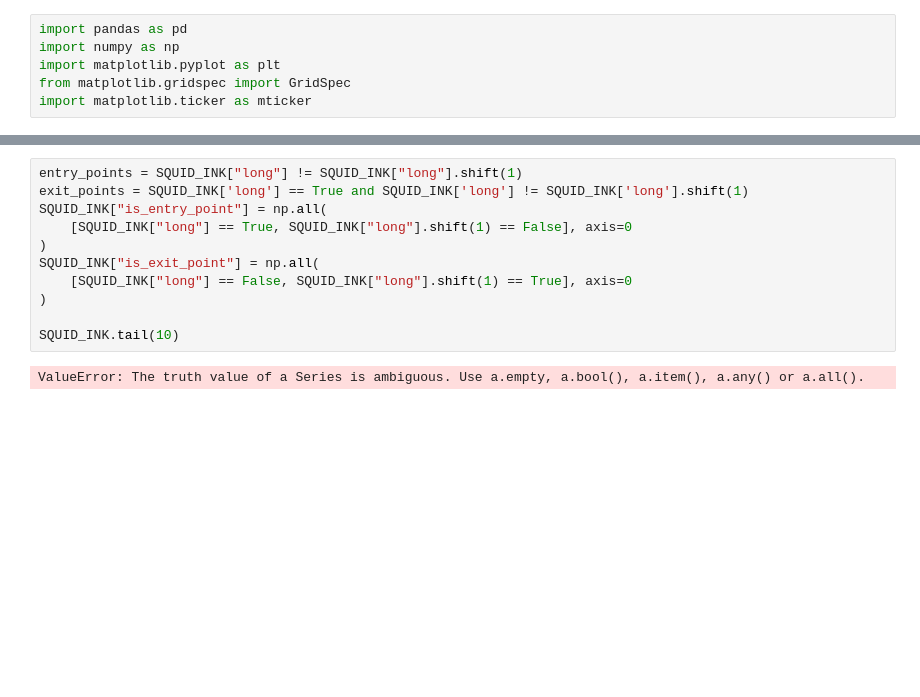
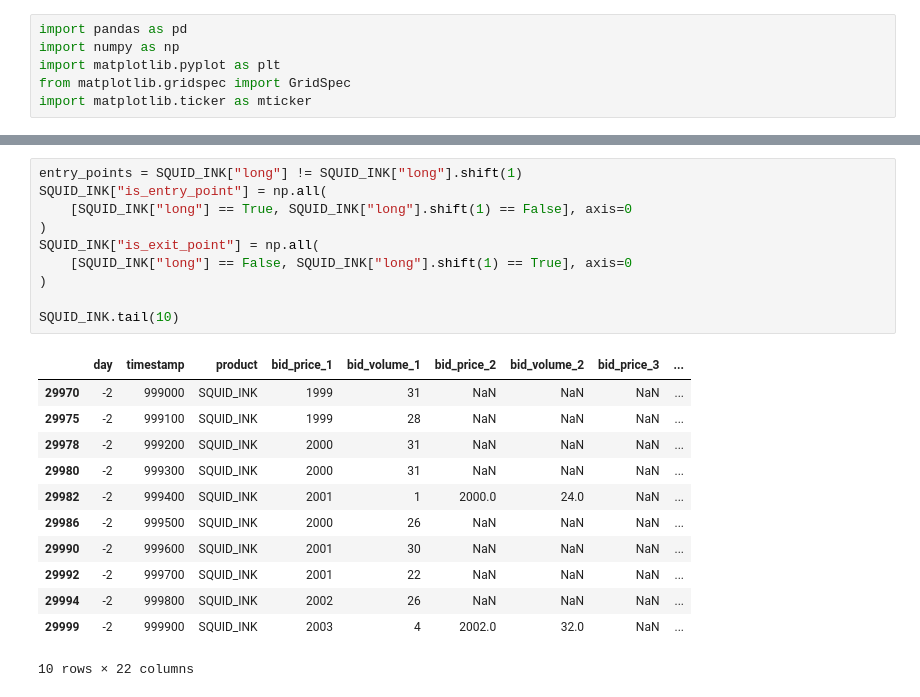
Before and after one commit to tommasomarrucci/IMC----Prosperity, a Jupyter notebook: TomTom.ipynb, the cells around one changed output, grey strips where cells are left out. Drawn from its saved outputs; the diff is of its cells as text; blank space fills up the shorter version.

```diff
--- a/TomTom.ipynb
+++ b/TomTom.ipynb
@@ -131,16 +108,26 @@ SQUID_INK.tail(10)
 # %%
 entry_points = SQUID_INK["long"] != SQUID_INK["long"].shift(1)
-exit_points = SQUID_INK['long'] == True and SQUID_INK['long'] != SQUID_INK['long'].shift(1)
 SQUID_INK["is_entry_point"] = np.all(
     [SQUID_INK["long"] == True, SQUID_INK["long"].shift(1) == False], axis=0
 )
 SQUID_INK["is_exit_point"] = np.all(
     [SQUID_INK["long"] == False, SQUID_INK["long"].shift(1) == True], axis=0
 )
 
 SQUID_INK.tail(10)
 # %% [output]
+|  | day | timestamp | product | bid_price_1 | bid_volume_1 | bid_price_2 | bid_volume_2 | bid_price_3 | ... |
+| 29970 | -2 | 999000 | SQUID_INK | 1999 | 31 | NaN | NaN | NaN | ... |
+| 29975 | -2 | 999100 | SQUID_INK | 1999 | 28 | NaN | NaN | NaN | ... |
+| 29978 | -2 | 999200 | SQUID_INK | 2000 | 31 | NaN | NaN | NaN | ... |
+| 29980 | -2 | 999300 | SQUID_INK | 2000 | 31 | NaN | NaN | NaN | ... |
+| 29982 | -2 | 999400 | SQUID_INK | 2001 | 1 | 2000.0 | 24.0 | NaN | ... |
+| 29986 | -2 | 999500 | SQUID_INK | 2000 | 26 | NaN | NaN | NaN | ... |
+| 29990 | -2 | 999600 | SQUID_INK | 2001 | 30 | NaN | NaN | NaN | ... |
+| 29992 | -2 | 999700 | SQUID_INK | 2001 | 22 | NaN | NaN | NaN | ... |
+| 29994 | -2 | 999800 | SQUID_INK | 2002 | 26 | NaN | NaN | NaN | ... |
+| 29999 | -2 | 999900 | SQUID_INK | 2003 | 4 | 2002.0 | 32.0 | NaN | ... |
-ValueError: The truth value of a Series is ambiguous. Use a.empty, a.bool(), a.item(), a.any() or a.all().
+10 rows × 22 columns
 # %%
 def plot_trades(data: pd.DataFrame, from_timestamp: int):
     fig, ax = plt.subplots(figsize=(22, 5))
```
Also changed, not shown: parts of 7 cells of this notebook.
